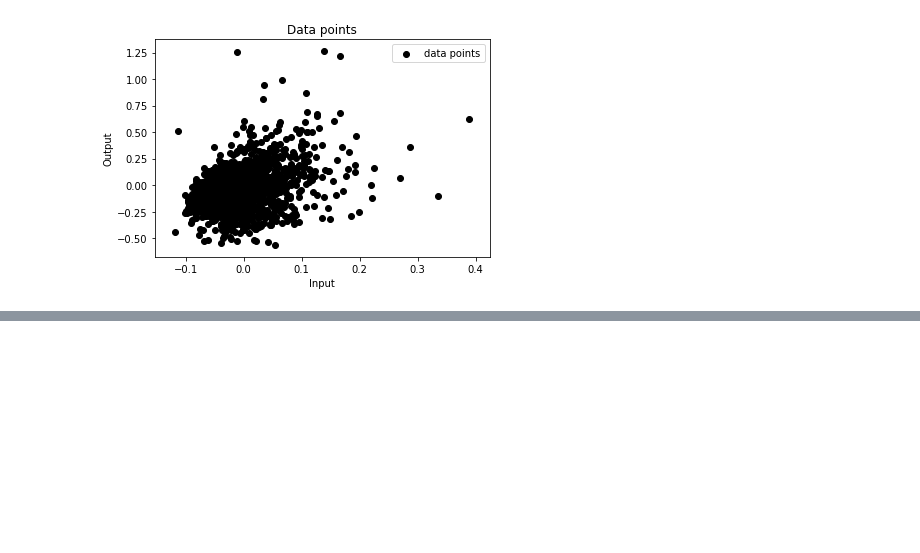
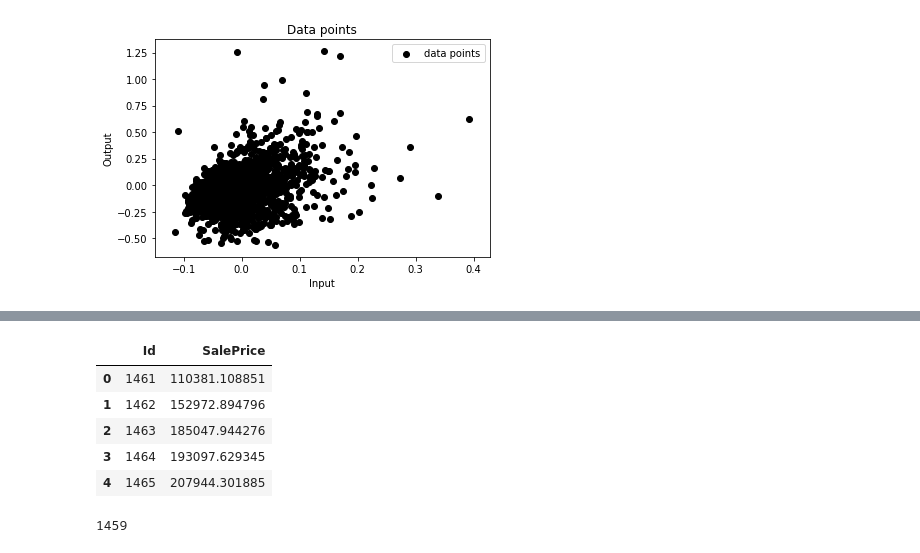
Before and after one commit to sriram7797/ML_techniques, a Jupyter notebook: Linear Regressiom with multiple variable/Multiplt Linear Regression.ipynb, the cells around one changed output, grey strips where cells are left out. Saved outputs shown, nothing was run; the diff lists cells and outputs as text; code cells hidden in the pictures; blank space fills up the shorter version.

```diff
--- a/Linear Regressiom with multiple variable/Multiplt Linear Regression.ipynb
+++ b/Linear Regressiom with multiple variable/Multiplt Linear Regression.ipynb
@@ -261,0 +294,9 @@ plt.show()
+# %%
+temp.head()
+# %% [output]
+|  | Id | SalePrice |
+| 0 | 1461 | 110381.108851 |
+| 1 | 1462 | 152972.894796 |
+| 2 | 1463 | 185047.944276 |
+| 3 | 1464 | 193097.629345 |
+| 4 | 1465 | 207944.301885 |
@@ -261,0 +305,4 @@ plt.show()
+# %%
+len(temp)
+# %% [output]
+1459
```
Also changed, not shown: parts of 19 cells of this notebook.
